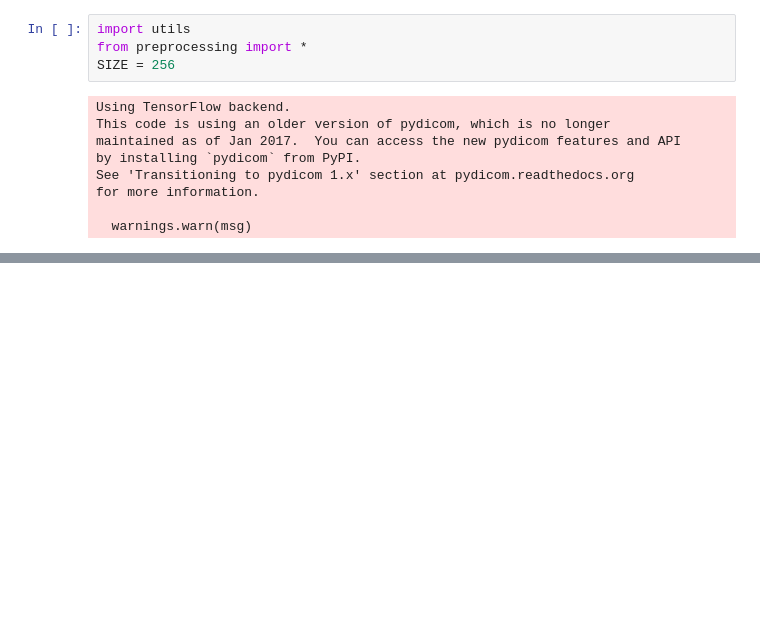
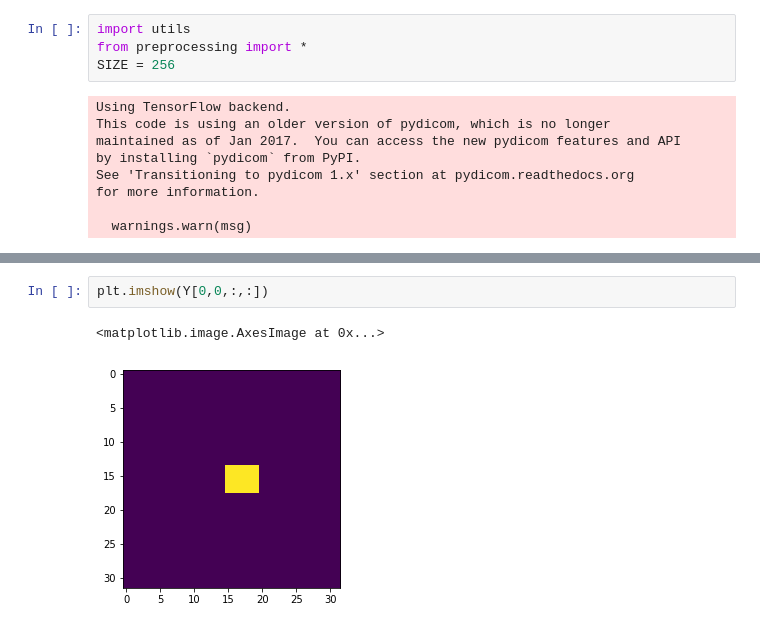
Before and after one commit to qqu0127/LV-segmentation, a Jupyter notebook: demo.ipynb, the cells around one changed output, grey strips where cells are left out. Drawn from its saved outputs; the diff is of its cells as text; blank space fills up the shorter version.

```diff
--- a/demo.ipynb
+++ b/demo.ipynb
@@ -56,0 +82,5 @@ for i in range(20):
+# %%
+plt.imshow(Y[0,0,:,:])
+# %% [output]
+<matplotlib.image.AxesImage at 0x...>
+[figure, added]
```
Also changed, not shown: parts of 9 cells of this notebook, 6 other files.
